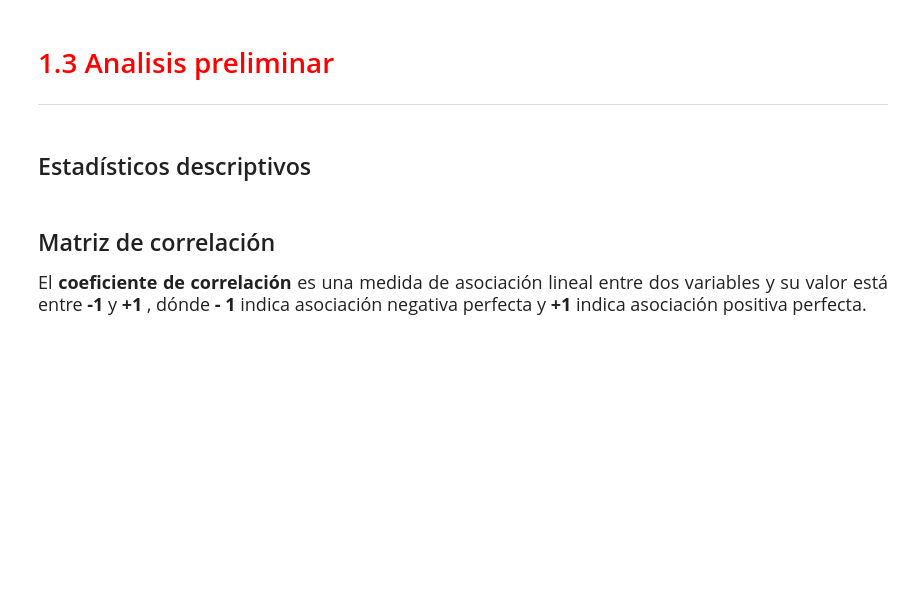
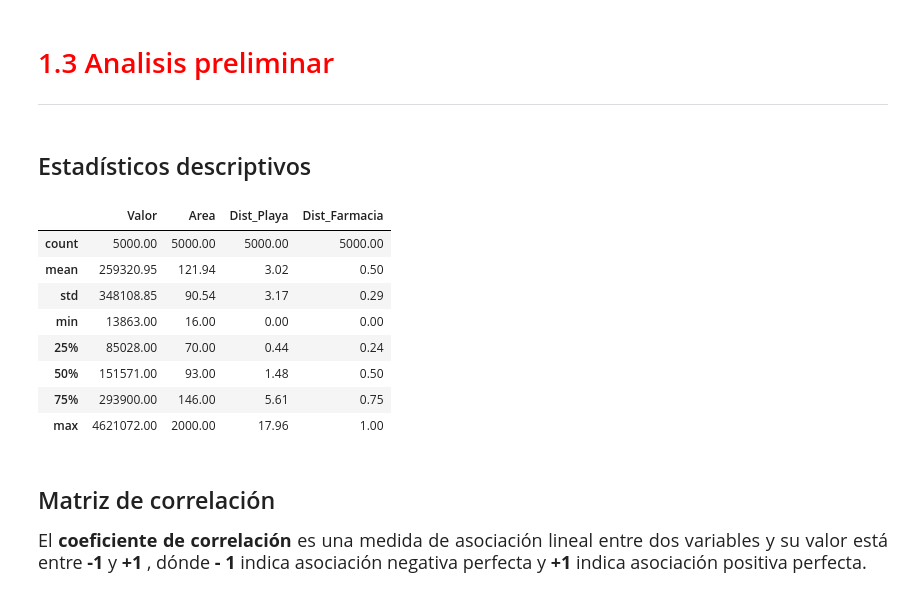
Before and after one commit to jbernalg/ALURA_Data_Science, a Jupyter notebook: Estadistica_ML/RL_Avanzada/Regresion_Lineal_II.ipynb, the cells around one changed output. Cells and saved outputs as stored; diff of their text form; code cells hidden in the pictures; blank space fills up the shorter version.

```diff
--- a/Estadistica_ML/RL_Avanzada/Regresion_Lineal_II.ipynb
+++ b/Estadistica_ML/RL_Avanzada/Regresion_Lineal_II.ipynb
@@ -29,5 +29,7 @@ import pandas as pd
 </ul>
 # %% [markdown]
 ## Lectura de los datos
+# %%
+datos = pd.read_csv('./dataset.csv', sep=';')
 # %% [markdown]
 ## Ver los datos
@@ -38,6 +53,18 @@ import pandas as pd
 <hr style='border: 2px solid red;'>
 # %% [markdown]
 ## Estadísticos descriptivos
+# %%
+datos.describe().round(2)
+# %% [output]
+|  | Valor | Area | Dist_Playa | Dist_Farmacia |
+| count | 5000.00 | 5000.00 | 5000.00 | 5000.00 |
+| mean | 259320.95 | 121.94 | 3.02 | 0.50 |
+| std | 348108.85 | 90.54 | 3.17 | 0.29 |
+| min | 13863.00 | 16.00 | 0.00 | 0.00 |
+| 25% | 85028.00 | 70.00 | 0.44 | 0.24 |
+| 50% | 151571.00 | 93.00 | 1.48 | 0.50 |
+| 75% | 293900.00 | 146.00 | 5.61 | 0.75 |
+| max | 4621072.00 | 2000.00 | 17.96 | 1.00 |
 # %% [markdown]
 ## Matriz de correlación
 
```
Also changed, not shown: parts of 4 cells of this notebook.
